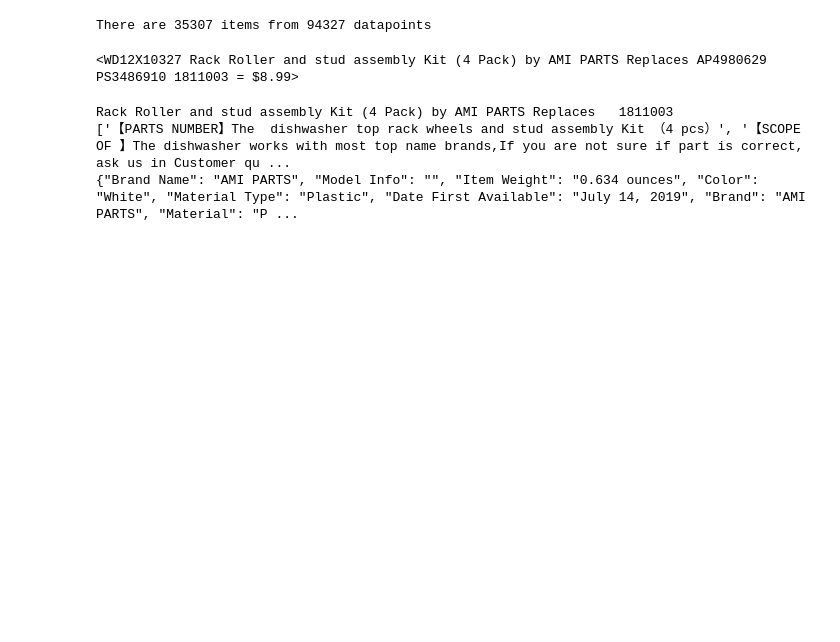
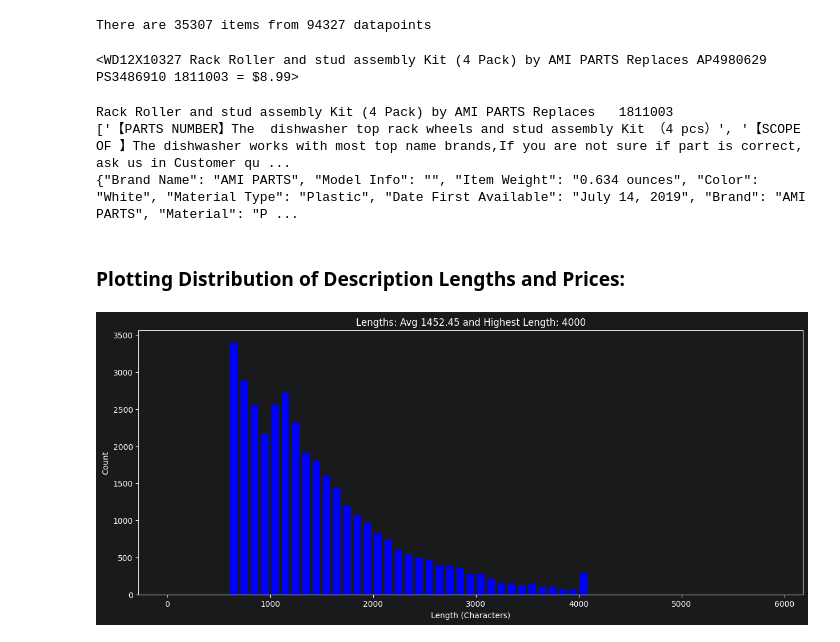
Before and after one commit to Shailya777/Applied-LLM-Engineering, a Jupyter notebook: 06_Fine_Tuning_Frontier_Model/01_Data_Curation.ipynb, the cells around one changed output. Cells and saved outputs as stored; diff of their text form; code cells hidden in the pictures; blank space fills up the shorter version.

Commit message:
Distribution of Description Lengths.

```diff
--- a/06_Fine_Tuning_Frontier_Model/01_Data_Curation.ipynb
+++ b/06_Fine_Tuning_Frontier_Model/01_Data_Curation.ipynb
@@ -119,3 +119,18 @@ print(items[0].full)
 Rack Roller and stud assembly Kit (4 Pack) by AMI PARTS Replaces   1811003
 ['【PARTS NUMBER】The  dishwasher top rack wheels and stud assembly Kit （4 pcs）', '【SCOPE OF 】The dishwasher works with most top name brands,If you are not sure if part is correct, ask us in Customer qu ...
 {"Brand Name": "AMI PARTS", "Model Info": "", "Item Weight": "0.634 ounces", "Color": "White", "Material Type": "Plastic", "Date First Available": "July 14, 2019", "Brand": "AMI PARTS", "Material": "P ...
+# %% [markdown]
+### Plotting Distribution of Description Lengths and Prices:
+# %%
+prices = [item.price for item in items]
+lengths = [len(item.full) for item in items]
+# %%
+# Distribution of Description Lengths:
+plt.figure(figsize= (15,6))
+plt.title(f"Lengths: Avg {sum(lengths)/len(lengths):.2f} and Highest Length: {max(lengths)}")
+plt.xlabel('Length (Characters)')
+plt.ylabel('Count')
+plt.hist(lengths, color= 'blue', bins= range(0, 6000, 100), rwidth= 0.7)
+plt.show()
+# %% [output]
+[figure, added]
```
Also changed, not shown: parts of 1 cell of this notebook.
